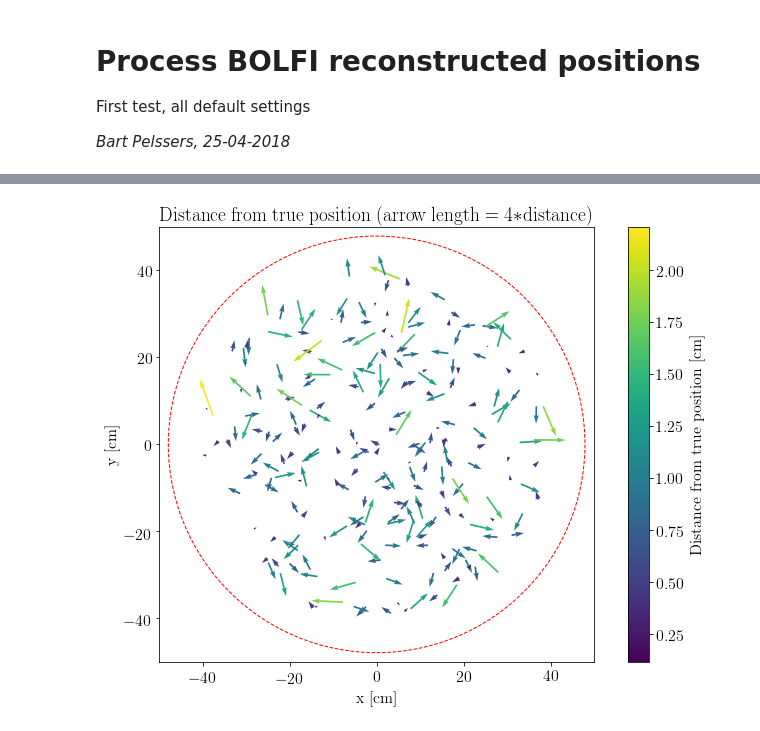
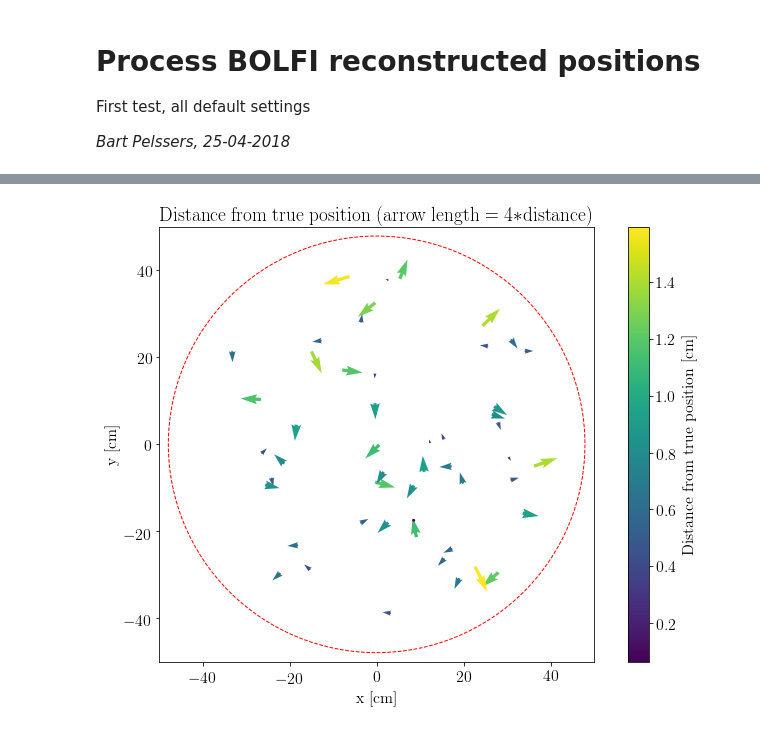
Before and after one commit to dbarg/helsinki_stockholm_collaboration, a Jupyter notebook: process_BOLFI_output.ipynb, the cells around one changed output, grey strips where cells are left out. Drawn from its saved outputs; the diff is of its cells as text; code cells hidden in the pictures.

```diff
--- a/process_BOLFI_output.ipynb
+++ b/process_BOLFI_output.ipynb
@@ -33,3 +20,35 @@ algos.remove('truth')
+# %%
+data = defaultdict(list)
+
+#filename = "bolfi_results_run3_llcs_deadpmts/bolfi_result_%d.pkl"  # 500            # BOLFI_mean 0.98 cm, TPF 0.71 cm
+#filename = "bolfi_results_run4_llcs_deadpmts/pkl/bolfi_result_%d.pkl"  # 1, 500     # BOLFI_mean 0.76 cm, TPF 0.68 cm
+#filename = "bolfi_results_run5_cosine/pkl/bolfi_result_%d.pkl"  # 36                # BOLFI_mean 0.88 cm, TPF 0.82 cm
+#filename = "bolfi_results_run6_sqeuclidean/pkl/bolfi_result_%d.pkl"  # 1, 637       # BOLFI_mean 1.13 cm, TPF 0.64 cm
+#filename = "bolfi_results_run7_all_pmts/pkl/bolfi_result_%d.pkl"  # 243             # BOLFI_mean 1.13 cm, TPF 0.64 cm
+#filename = "bolfi_results_run10/bolfi_result_%d.pkl"  # 244
+#filename = "bolfi_results_run11/bolfi_result_%d.pkl"  # 39, all pmts on, eucli
+#filename = "bolfi_results_run12/bolfi_results_%d.pkl"  # 58, all pmts on, eucli
+#filename = "bolfi_results_run13/bolfi_results_%d.pkl"  # , all pmts on, cosine
+#filename = "bolfi_results_run14/bolfi_results_%d.pkl"  # , all pmts on, max distance
+#filename = "bolfi_results_run15/bolfi_results_%d.pkl"  # , all pmts on, correlation distance
+filename = "bolfi_results_run16/bolfi_results_%d.pkl"  # , all pmts on, correlation distance, s2_electrons=10
+
+#filename = "bolfi_result_%d.pkl"
+algos_set = False
+for i in range(1001):
+    try:
+        with open(filename % i, 'rb') as f:
+            single = pickle.load(f)
+    except:
+        continue
+    if not algos_set:
+        algos = list(single.keys())
+        algos_set = True
+    for k, v in single.items():
+        for dim in ['x', 'y']:
+            data[k + '_' + dim].append(v[dim])
+
+algos.remove('truth')
 # %%
 df = pd.DataFrame(data)
 df.head()
@@ -43,3 +62,5 @@ df.head()
+# %%
+df['truth_r'] = (df['truth_x']**2 + df['truth_y']**2)**0.5
 # %%
 print('Mean distance from true position over %d reconstructed events' % len(df))
 for algo in algos:
@@ -73,18 +145,18 @@ plt.show()
 # %%
 plt.figure(figsize =(12,8))
 plt.quiver(df['truth_x'], df['truth_y'],
-           df['BOLFI_x'] - df['truth_x'], df['BOLFI_y'] - df['truth_y'],
-           df['BOLFI_d'],
+           df['BOLFI_mean_x'] - df['truth_x'], df['BOLFI_mean_y'] - df['truth_y'],
+           df['BOLFI_mean_d'],
            pivot='tail', angles='xy', scale_units='xy', scale=0.25)
 plt.colorbar(label='Distance from true position [cm]')
 plt.gca().add_artist(plt.Circle((0,0), 47.9, color='red', fill=False, linestyle='--'))
 plt.gca().set_aspect(1)
 plt.xlim(-50, 50)
 plt.ylim(-50, 50)
 plt.xlabel('x [cm]')
 plt.ylabel('y [cm]')
 plt.title('Distance from true position (arrow length $= 4 * $distance)')
 #plt.savefig('bolfi_vectors.png', dpi=150)
 plt.show()
 # %% [output]
-[figure, old version]
+[figure, new version]
```
Also changed, not shown: parts of 13 cells of this notebook.
